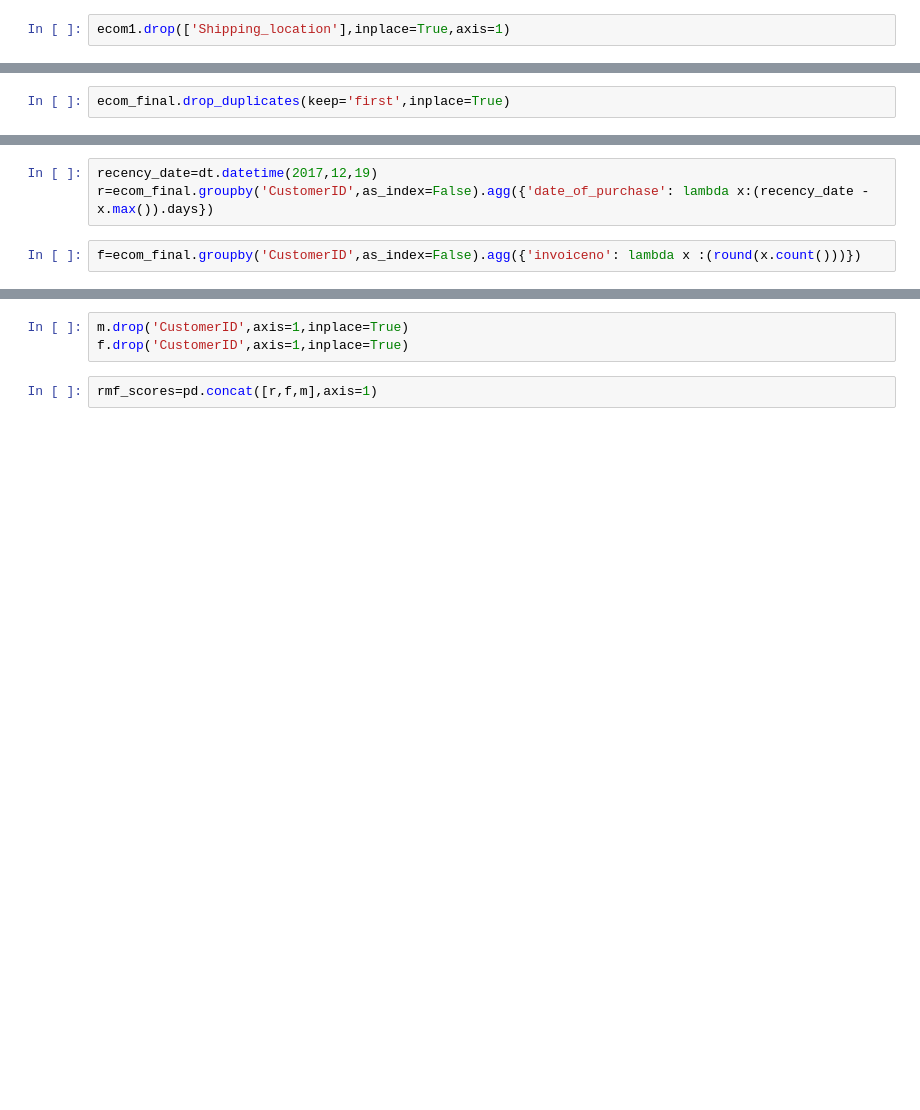
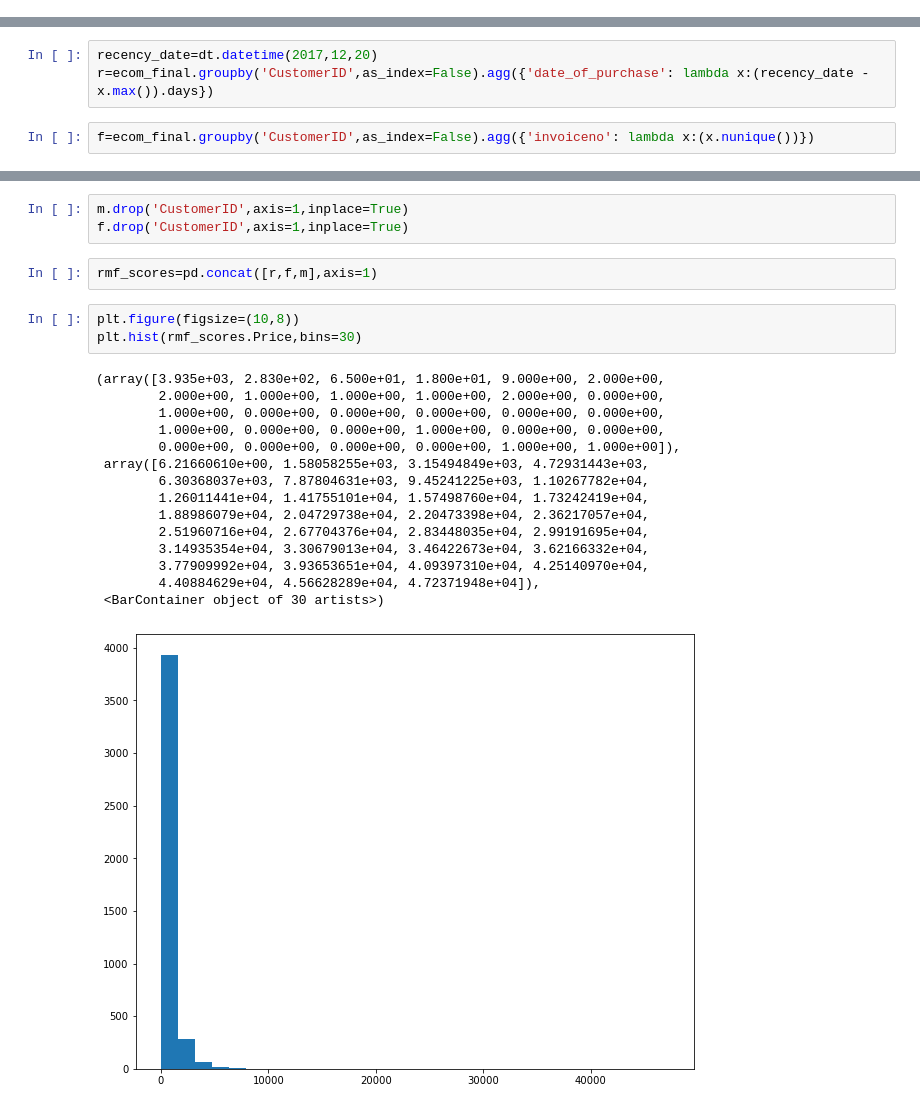
Before and after one commit to aditigawali/ecomanalytics, a Jupyter notebook: ecomanalyticsproject-checkpoint.ipynb, the cells around one changed output, grey strips where cells are left out. Drawn from its saved outputs; the diff is of its cells as text; blank space fills up the shorter version.

```diff
--- a/ecomanalyticsproject-checkpoint.ipynb
+++ b/ecomanalyticsproject-checkpoint.ipynb
@@ -82,9 +86,5 @@ plt.bar(data=unique,x='columns',height='no_of_unique_values',color='red')
 # %% [output]
 <BarContainer object of 6 artists>
 [figure]
-# %%
-ecom1.drop(['Shipping_location'],inplace=True,axis=1)
 # %%
 ecom_final=ecom1[ecom1.Price>0]
-# %%
-ecom_final.drop_duplicates(keep='first',inplace=True)
@@ -101,10 +118,10 @@ ecom_final.date_of_purchase.max()
 # %% [output]
 Timestamp('2017-12-19 00:00:00')
 # %%
-recency_date=dt.datetime(2017,12,19)
+recency_date=dt.datetime(2017,12,20)
 r=ecom_final.groupby('CustomerID',as_index=False).agg({'date_of_purchase': lambda x:(recency_date -x.max()).days})
 # %%
-f=ecom_final.groupby('CustomerID',as_index=False).agg({'invoiceno': lambda x :(round(x.count()))})
+f=ecom_final.groupby('CustomerID',as_index=False).agg({'invoiceno': lambda x:(x.nunique())})
 # %%
 m=ecom_final.groupby('CustomerID',as_index=False).agg({'Price' : lambda x :(x.sum())})
 # %%
@@ -112,5 +129,24 @@ m.drop('CustomerID',axis=1,inplace=True)
 f.drop('CustomerID',axis=1,inplace=True)
 # %%
 rmf_scores=pd.concat([r,f,m],axis=1)
+# %%
+plt.figure(figsize=(10,8))
+plt.hist(rmf_scores.Price,bins=30)
+# %% [output]
+(array([3.935e+03, 2.830e+02, 6.500e+01, 1.800e+01, 9.000e+00, 2.000e+00,
+        2.000e+00, 1.000e+00, 1.000e+00, 1.000e+00, 2.000e+00, 0.000e+00,
+        1.000e+00, 0.000e+00, 0.000e+00, 0.000e+00, 0.000e+00, 0.000e+00,
+        1.000e+00, 0.000e+00, 0.000e+00, 1.000e+00, 0.000e+00, 0.000e+00,
+        0.000e+00, 0.000e+00, 0.000e+00, 0.000e+00, 1.000e+00, 1.000e+00]),
+ array([6.21660610e+00, 1.58058255e+03, 3.15494849e+03, 4.72931443e+03,
+        6.30368037e+03, 7.87804631e+03, 9.45241225e+03, 1.10267782e+04,
+        1.26011441e+04, 1.41755101e+04, 1.57498760e+04, 1.73242419e+04,
+        1.88986079e+04, 2.04729738e+04, 2.20473398e+04, 2.36217057e+04,
+        2.51960716e+04, 2.67704376e+04, 2.83448035e+04, 2.99191695e+04,
+        3.14935354e+04, 3.30679013e+04, 3.46422673e+04, 3.62166332e+04,
+        3.77909992e+04, 3.93653651e+04, 4.09397310e+04, 4.25140970e+04,
+        4.40884629e+04, 4.56628289e+04, 4.72371948e+04]),
+ <BarContainer object of 30 artists>)
+[figure, added]
 # %%
 rmf_scores.columns =['CustomerID','Recency','Frequency','Monetary']
```
Also changed, not shown: parts of 61 cells of this notebook.
